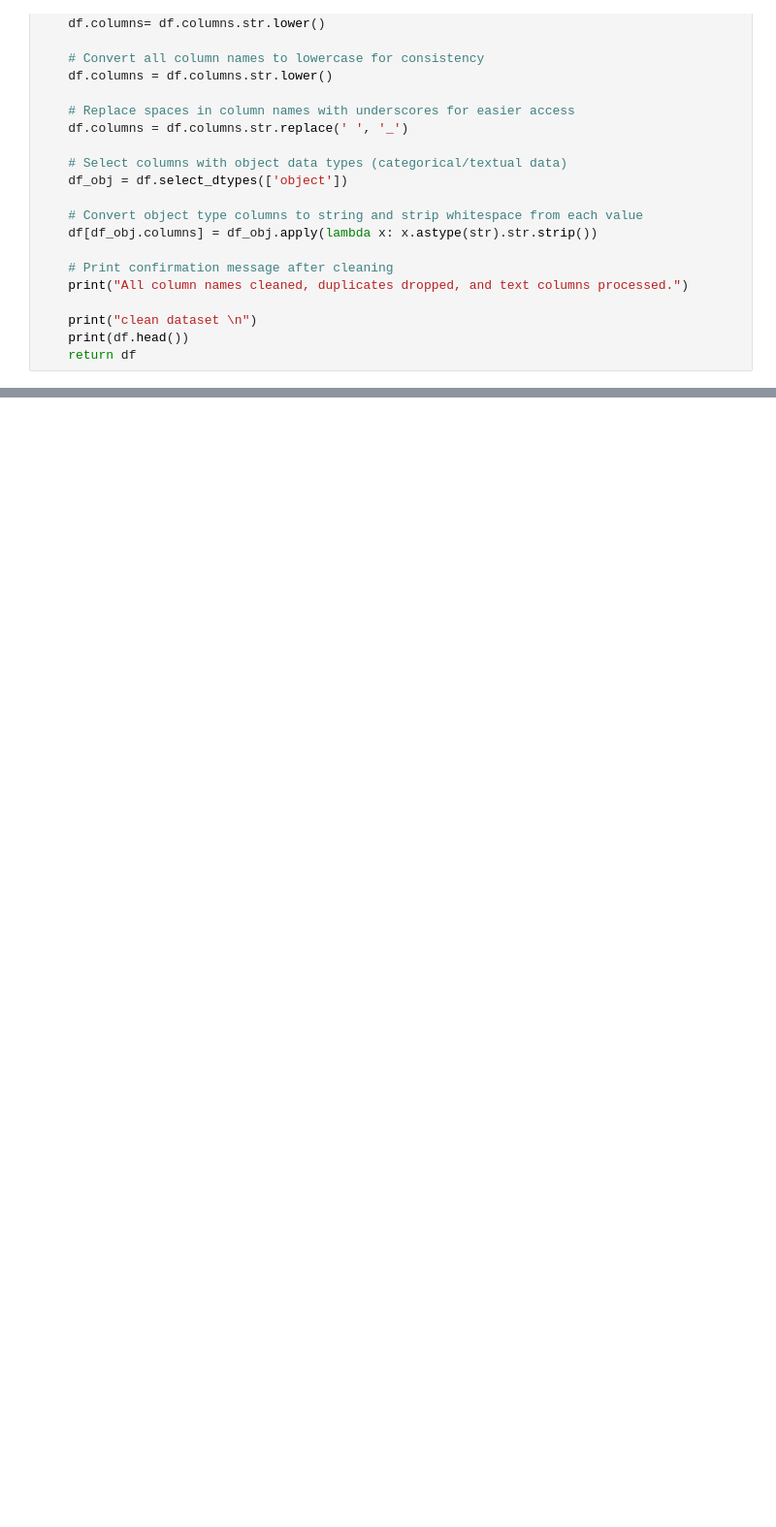
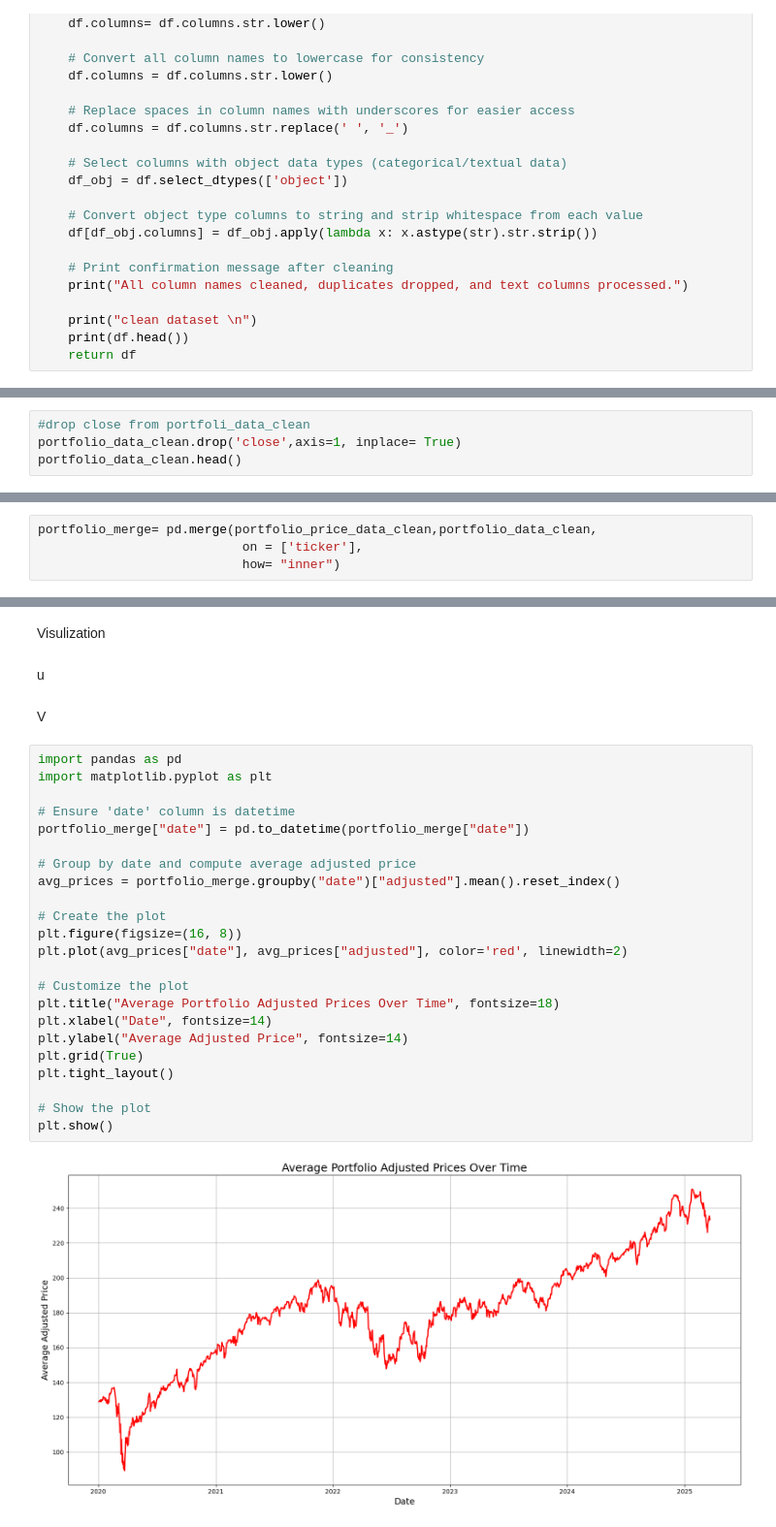
Before and after one commit to samyak-anand/Stock-Portfolio-Performance-and-News-Correlation-Analysis, a Jupyter notebook: Dags/Stock_Portfolio.ipynb, the cells around one changed output, grey strips where cells are left out. Shown at 97% size. Drawn from its saved outputs; the diff is of its cells as text; blank space fills up the shorter version.

```diff
--- a/Dags/Stock_Portfolio.ipynb
+++ b/Dags/Stock_Portfolio.ipynb
@@ -202,0 +192,4 @@ news_data_clean
+# %%
+#drop close from portfoli_data_clean
+portfolio_data_clean.drop('close',axis=1, inplace= True)
+portfolio_data_clean.head()
@@ -202,0 +242,4 @@ news_data_clean
+# %%
+portfolio_merge= pd.merge(portfolio_price_data_clean,portfolio_data_clean,
+                           on = ['ticker'],
+                           how= "inner")
@@ -202,0 +262,31 @@ news_data_clean
+# %% [markdown]
+Visulization
+# %% [markdown]
+u
+# %% [markdown]
+V
+# %%
+import pandas as pd
+import matplotlib.pyplot as plt
+
+# Ensure 'date' column is datetime
+portfolio_merge["date"] = pd.to_datetime(portfolio_merge["date"])
+
+# Group by date and compute average adjusted price
+avg_prices = portfolio_merge.groupby("date")["adjusted"].mean().reset_index()
+
+# Create the plot
+plt.figure(figsize=(16, 8))
+plt.plot(avg_prices["date"], avg_prices["adjusted"], color='red', linewidth=2)
+
+# Customize the plot
+plt.title("Average Portfolio Adjusted Prices Over Time", fontsize=18)
+plt.xlabel("Date", fontsize=14)
+plt.ylabel("Average Adjusted Price", fontsize=14)
+plt.grid(True)
+plt.tight_layout()
+
+# Show the plot
+plt.show()
+# %% [output]
+[figure, added]
```
Also changed, not shown: parts of 13 cells of this notebook, 5 other files.
